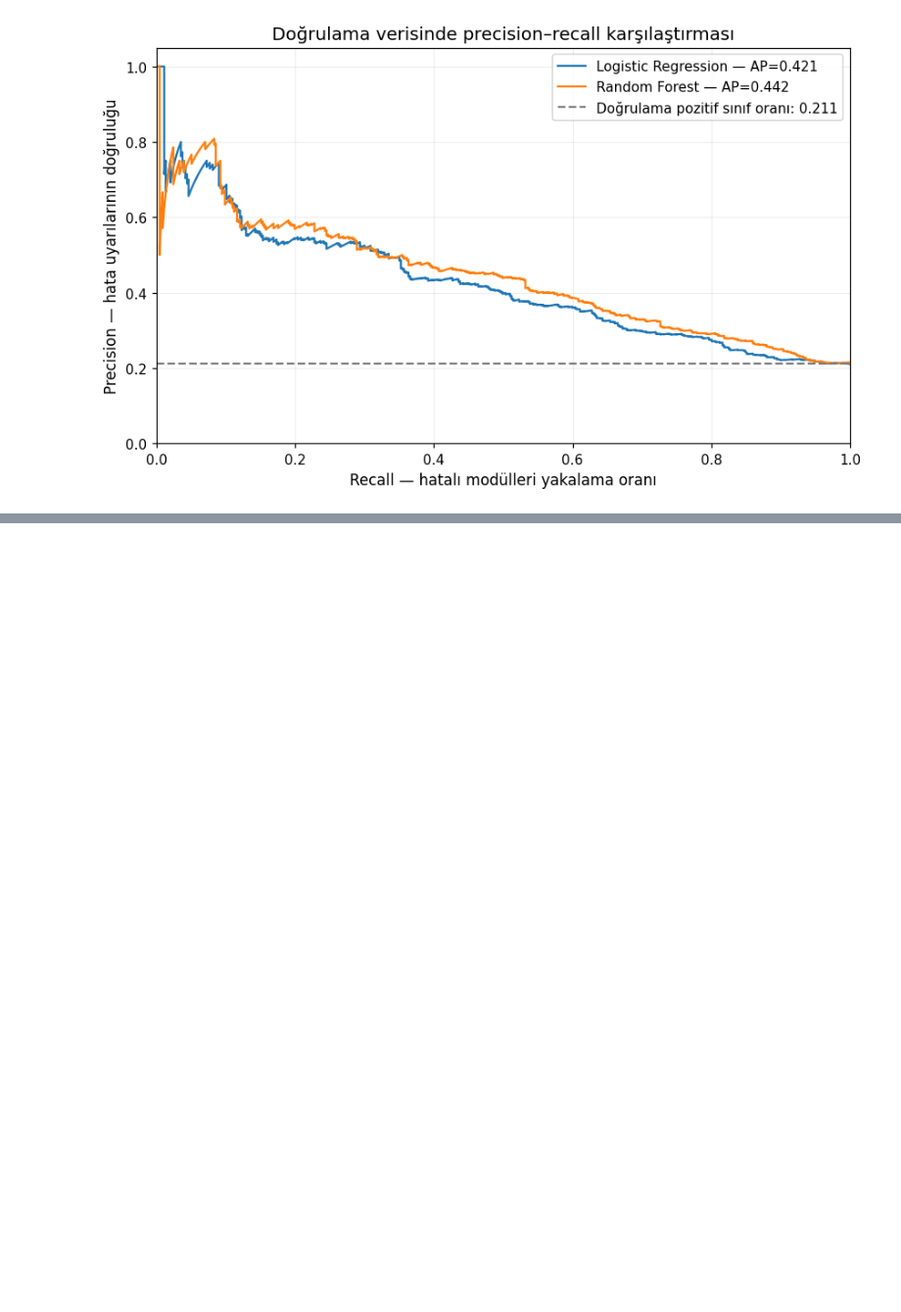
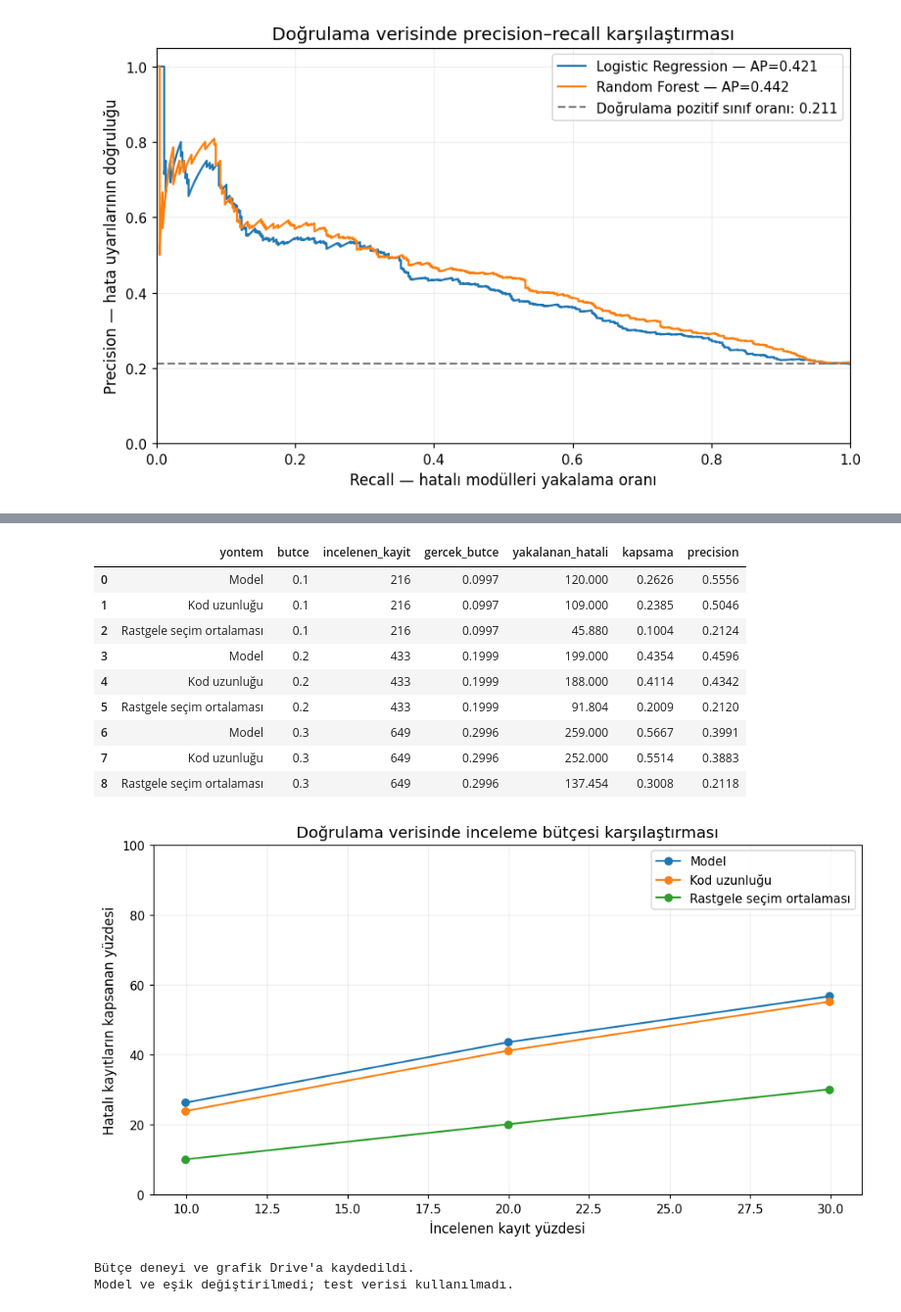
Before and after one commit to damlakaraman/yazilim-hata-riski, a Jupyter notebook: Yazilim_Hata_Riski.ipynb, the cells around one changed output, grey strips where cells are left out. Shown at 98% size. Saved outputs shown, nothing was run; the diff lists cells and outputs as text; code cells hidden in the pictures; blank space fills up the shorter version.

```diff
--- a/Yazilim_Hata_Riski.ipynb
+++ b/Yazilim_Hata_Riski.ipynb
@@ -1192,0 +1509,53 @@ grafik_kaydet(fig, "05_dogrulama_precision_recall.png")
+# %%
+butce_val = butce_deneyi(
+    y_gercek=y_val,
+    model_skoru=secilen_val_skoru,
+    loc_degerleri=X_val["loc"],
+    tohum=TOHUM
+)
+
+display(butce_val.round(4))
+
+butce_val.to_csv(
+    CIKTI_KLASORU / "dogrulama_butce_deneyi.csv",
+    index=False
+)
+
+fig, ax = plt.subplots(figsize=(9, 5))
+
+for yontem, tablo in butce_val.groupby("yontem", sort=False):
+    ax.plot(
+        100 * tablo["gercek_butce"],
+        100 * tablo["kapsama"],
+        marker="o",
+        label=yontem
+    )
+
+ax.set(
+    xlabel="İncelenen kayıt yüzdesi",
+    ylabel="Hatalı kayıtların kapsanan yüzdesi",
+    title="Doğrulama verisinde inceleme bütçesi karşılaştırması",
+    ylim=(0, 100)
+)
+
+ax.legend()
+ax.grid(alpha=0.2)
+
+grafik_kaydet(fig, "08_dogrulama_butce_deneyi.png")
+
+print("Bütçe deneyi ve grafik Drive'a kaydedildi.")
+print("Model ve eşik değiştirilmedi; test verisi kullanılmadı.")
+# %% [output]
+|  | yontem | butce | incelenen_kayit | gercek_butce | yakalanan_hatali | kapsama | precision |
+| 0 | Model | 0.1 | 216 | 0.0997 | 120.000 | 0.2626 | 0.5556 |
+| 1 | Kod uzunluğu | 0.1 | 216 | 0.0997 | 109.000 | 0.2385 | 0.5046 |
+| 2 | Rastgele seçim ortalaması | 0.1 | 216 | 0.0997 | 45.880 | 0.1004 | 0.2124 |
+| 3 | Model | 0.2 | 433 | 0.1999 | 199.000 | 0.4354 | 0.4596 |
+| 4 | Kod uzunluğu | 0.2 | 433 | 0.1999 | 188.000 | 0.4114 | 0.4342 |
+| 5 | Rastgele seçim ortalaması | 0.2 | 433 | 0.1999 | 91.804 | 0.2009 | 0.2120 |
+| 6 | Model | 0.3 | 649 | 0.2996 | 259.000 | 0.5667 | 0.3991 |
+| 7 | Kod uzunluğu | 0.3 | 649 | 0.2996 | 252.000 | 0.5514 | 0.3883 |
+| 8 | Rastgele seçim ortalaması | 0.3 | 649 | 0.2996 | 137.454 | 0.3008 | 0.2118 |
+[figure, added]
+Bütçe deneyi ve grafik Drive'a kaydedildi.
+Model ve eşik değiştirilmedi; test verisi kullanılmadı.
```
Also changed, not shown: parts of 14 cells of this notebook.
